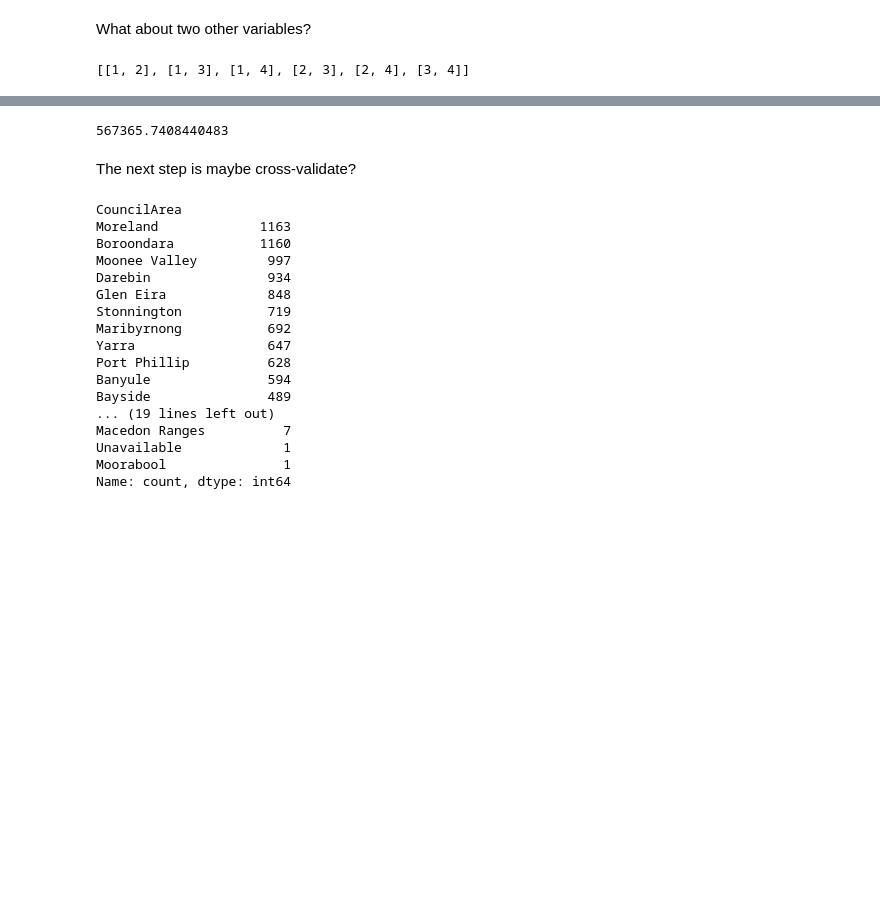
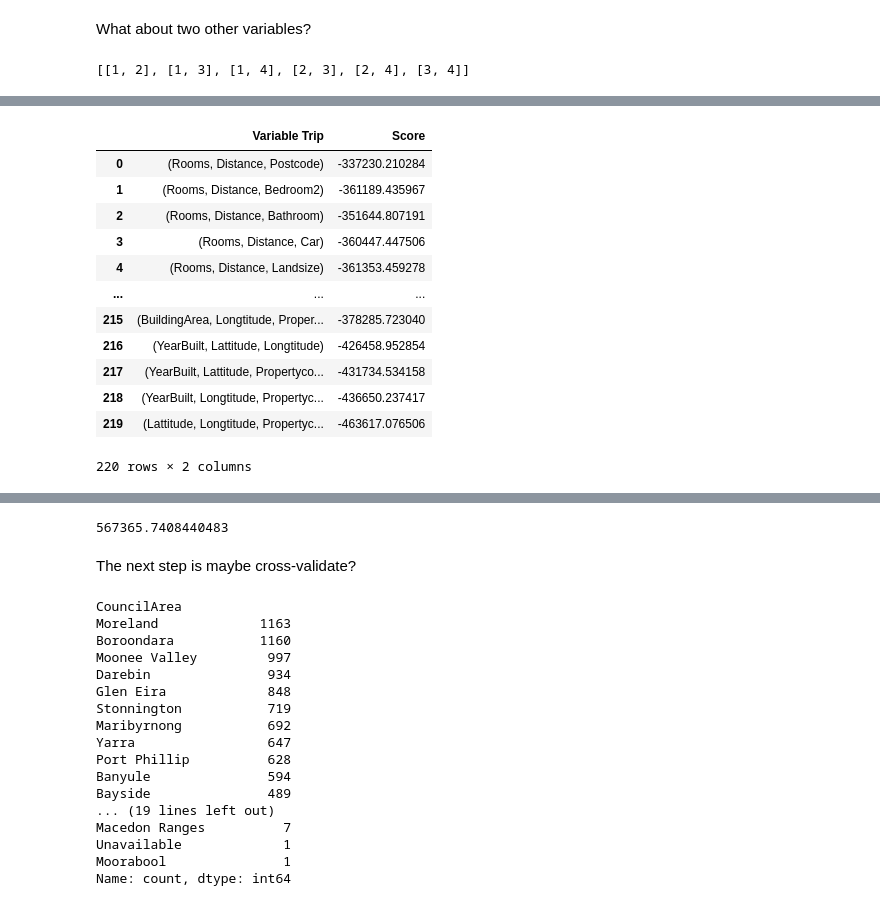
Before and after one commit to smdbz/data-science, a Jupyter notebook: notebooks/05_simplified_prediction.ipynb, the cells around one changed output, grey strips where cells are left out. Saved outputs shown, nothing was run; the diff lists cells and outputs as text; code cells hidden in the pictures; blank space fills up the shorter version.

```diff
--- a/notebooks/05_simplified_prediction.ipynb
+++ b/notebooks/05_simplified_prediction.ipynb
@@ -169,0 +226,3 @@ els
+# %%
+variable_trip_scores = {x: cross_val_score(LinearRegression(), numeric_features[list(x)], unaltered_dataframe["Price"], cv=5, scoring='neg_mean_absolute_error').mean() for x in itertools.combinations(numeric_features.columns, 3)}
+variable_trip_scores
@@ -169,0 +247,16 @@ els
+# %%
+pd.DataFrame(list(variable_trip_scores.items()), columns=["Variable Trip", "Score"])
+# %% [output]
+|  | Variable Trip | Score |
+| 0 | (Rooms, Distance, Postcode) | -337230.210284 |
+| 1 | (Rooms, Distance, Bedroom2) | -361189.435967 |
+| 2 | (Rooms, Distance, Bathroom) | -351644.807191 |
+| 3 | (Rooms, Distance, Car) | -360447.447506 |
+| 4 | (Rooms, Distance, Landsize) | -361353.459278 |
+| ... | ... | ... |
+| 215 | (BuildingArea, Longtitude, Proper... | -378285.723040 |
+| 216 | (YearBuilt, Lattitude, Longtitude) | -426458.952854 |
+| 217 | (YearBuilt, Lattitude, Propertyco... | -431734.534158 |
+| 218 | (YearBuilt, Longtitude, Propertyc... | -436650.237417 |
+| 219 | (Lattitude, Longtitude, Propertyc... | -463617.076506 |
+220 rows × 2 columns
```
Also changed, not shown: parts of 25 cells of this notebook, 28 other files.
